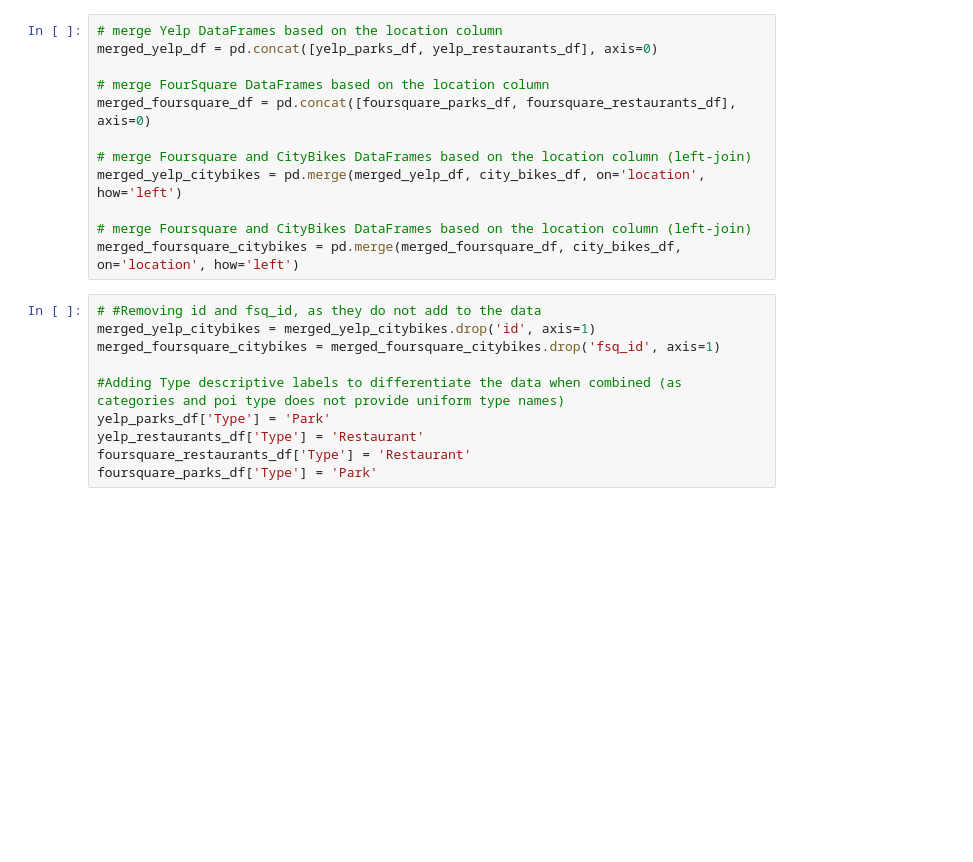
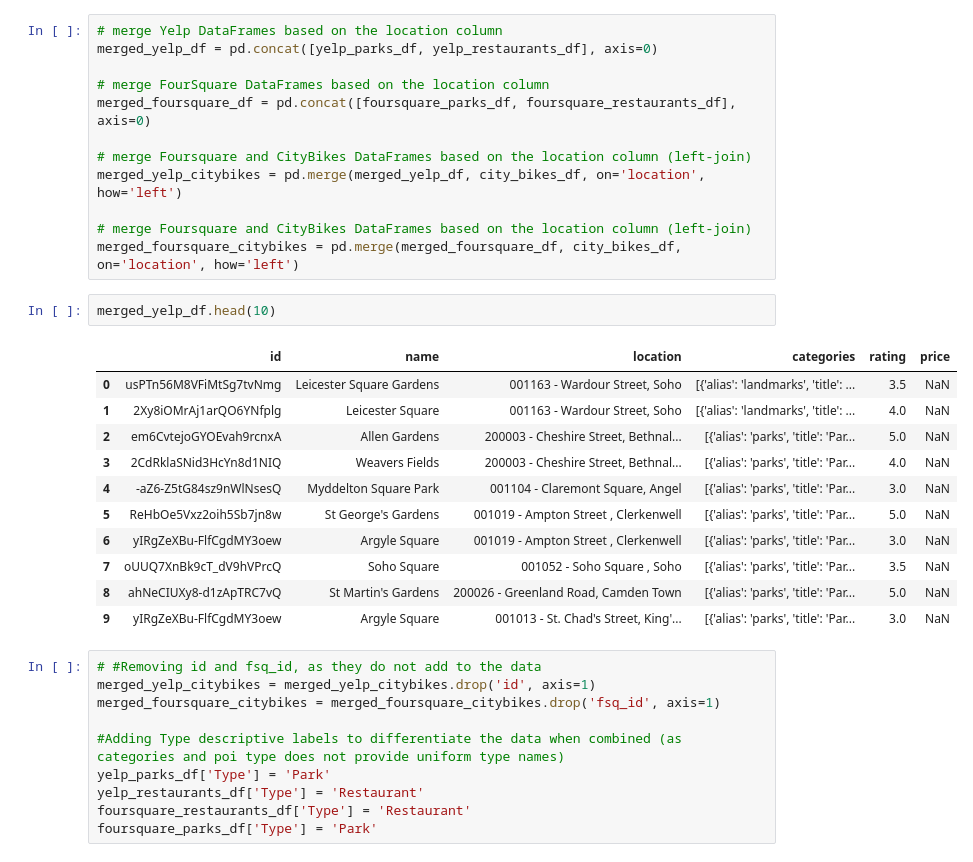
Before and after one commit to Brittanysacha/Statistical-Modelling-of-CityBike-Locations-and-Points-of-Interest-in-London, a Jupyter notebook: notebooks/joining_data.ipynb, the cells around one changed output. Saved outputs shown, nothing was run; the diff lists cells and outputs as text; blank space fills up the shorter version.

```diff
--- a/notebooks/joining_data.ipynb
+++ b/notebooks/joining_data.ipynb
@@ -49,6 +51,20 @@ merged_yelp_citybikes = pd.merge(merged_yelp_df, city_bikes_df, on='location', h
 
 # merge Foursquare and CityBikes DataFrames based on the location column (left-join)
 merged_foursquare_citybikes = pd.merge(merged_foursquare_df, city_bikes_df, on='location', how='left')
+# %%
+merged_yelp_df.head(10)
+# %% [output]
+|  | id | name | location | categories | rating | price |
+| 0 | usPTn56M8VFiMtSg7tvNmg | Leicester Square Gardens | 001163 - Wardour Street, Soho | [{'alias': 'landmarks', 'title': ... | 3.5 | NaN |
+| 1 | 2Xy8iOMrAj1arQO6YNfplg | Leicester Square | 001163 - Wardour Street, Soho | [{'alias': 'landmarks', 'title': ... | 4.0 | NaN |
+| 2 | em6CvtejoGYOEvah9rcnxA | Allen Gardens | 200003 - Cheshire Street, Bethnal... | [{'alias': 'parks', 'title': 'Par... | 5.0 | NaN |
+| 3 | 2CdRklaSNid3HcYn8d1NIQ | Weavers Fields | 200003 - Cheshire Street, Bethnal... | [{'alias': 'parks', 'title': 'Par... | 4.0 | NaN |
+| 4 | -aZ6-Z5tG84sz9nWlNsesQ | Myddelton Square Park | 001104 - Claremont Square, Angel | [{'alias': 'parks', 'title': 'Par... | 3.0 | NaN |
+| 5 | ReHbOe5Vxz2oih5Sb7jn8w | St George's Gardens | 001019 - Ampton Street , Clerkenwell | [{'alias': 'parks', 'title': 'Par... | 5.0 | NaN |
+| 6 | yIRgZeXBu-FlfCgdMY3oew | Argyle Square | 001019 - Ampton Street , Clerkenwell | [{'alias': 'parks', 'title': 'Par... | 3.0 | NaN |
+| 7 | oUUQ7XnBk9cT_dV9hVPrcQ | Soho Square | 001052 - Soho Square , Soho | [{'alias': 'parks', 'title': 'Par... | 3.5 | NaN |
+| 8 | ahNeCIUXy8-d1zApTRC7vQ | St Martin's Gardens | 200026 - Greenland Road, Camden Town | [{'alias': 'parks', 'title': 'Par... | 5.0 | NaN |
+| 9 | yIRgZeXBu-FlfCgdMY3oew | Argyle Square | 001013 - St. Chad's Street, King'... | [{'alias': 'parks', 'title': 'Par... | 3.0 | NaN |
 # %%
 # #Removing id and fsq_id, as they do not add to the data
 merged_yelp_citybikes = merged_yelp_citybikes.drop('id', axis=1)
```
Also changed, not shown: parts of 13 cells of this notebook, 1 other file.
